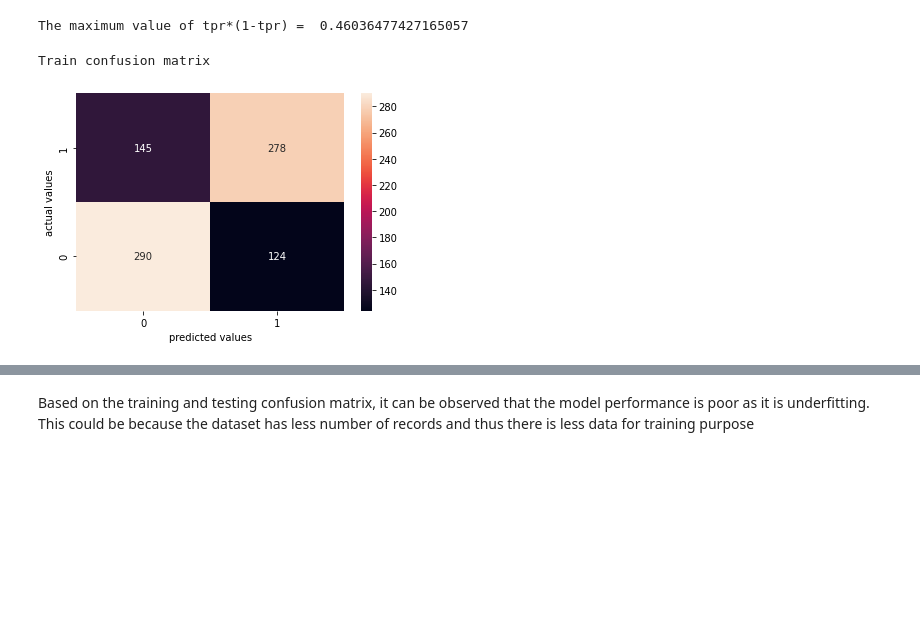
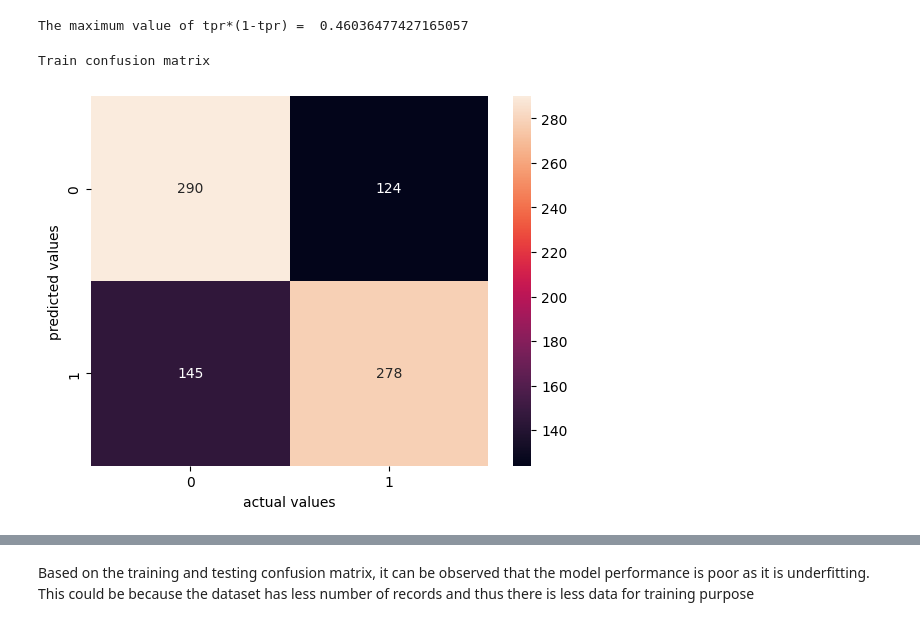
Before and after one commit to nipun1992/Restaurant-Review-Sentiment-Analysis, a Jupyter notebook: NLP Assignment Problem Statement 50 - Restaurant Review.ipynb, the cells around one changed output, grey strips where cells are left out. Drawn from its saved outputs; the diff is of its cells as text; code cells hidden in the pictures; blank space fills up the shorter version.

```diff
--- a/NLP Assignment Problem Statement 50 - Restaurant Review.ipynb
+++ b/NLP Assignment Problem Statement 50 - Restaurant Review.ipynb
@@ -1245,13 +1237,12 @@ The maximum value of tpr*(1-tpr) =  0.46036477427165057
 # %%
 print("Train confusion matrix")
 ax = sns.heatmap(confusion_matrix(df_train_Word2Vec.Liked, predictusingbestt(y_train_pred_Word2Vec_best_Hyperparameter, best_t_Word2Vec)),annot=True,fmt='d')
-ax.set_ylim([0,2])
-plt.ylabel('actual values')
-plt.xlabel('predicted values')
+plt.xlabel('actual values')
+plt.ylabel('predicted values')
 plt.show()
 # %% [output]
 Train confusion matrix
-[figure, old version]
+[figure, new version]
 # %%
 print("Test confusion matrix")
 ax = sns.heatmap(confusion_matrix(df_test_Word2Vec.Liked, predictusingbestt(y_test_pred_Word2Vec_best_Hyperparameter, best_t_Word2Vec)),annot=True,fmt='d')
```
Also changed, not shown: parts of 25 cells of this notebook.
